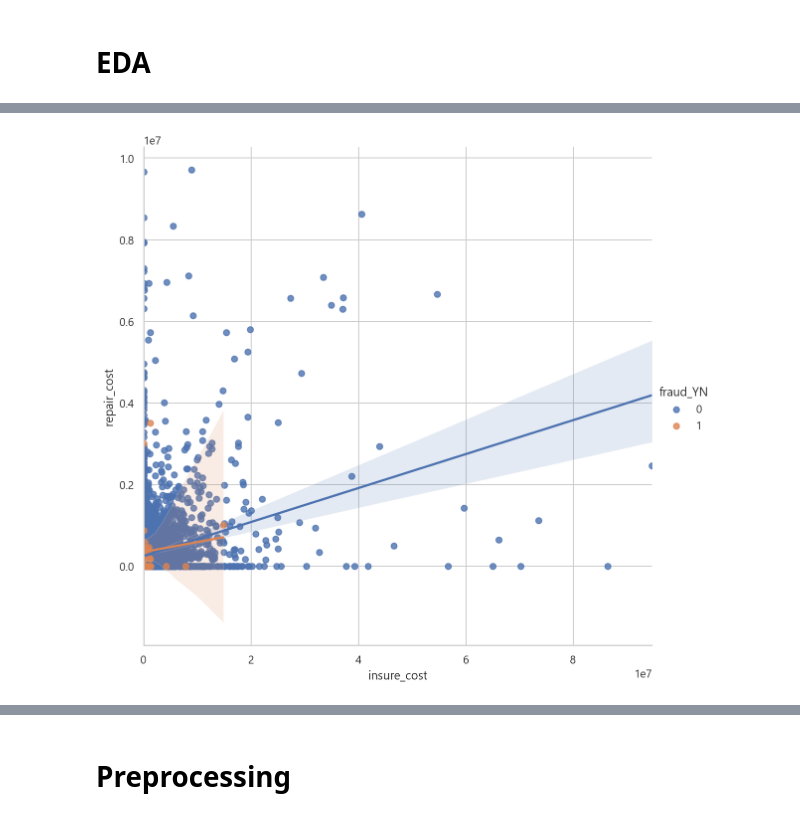
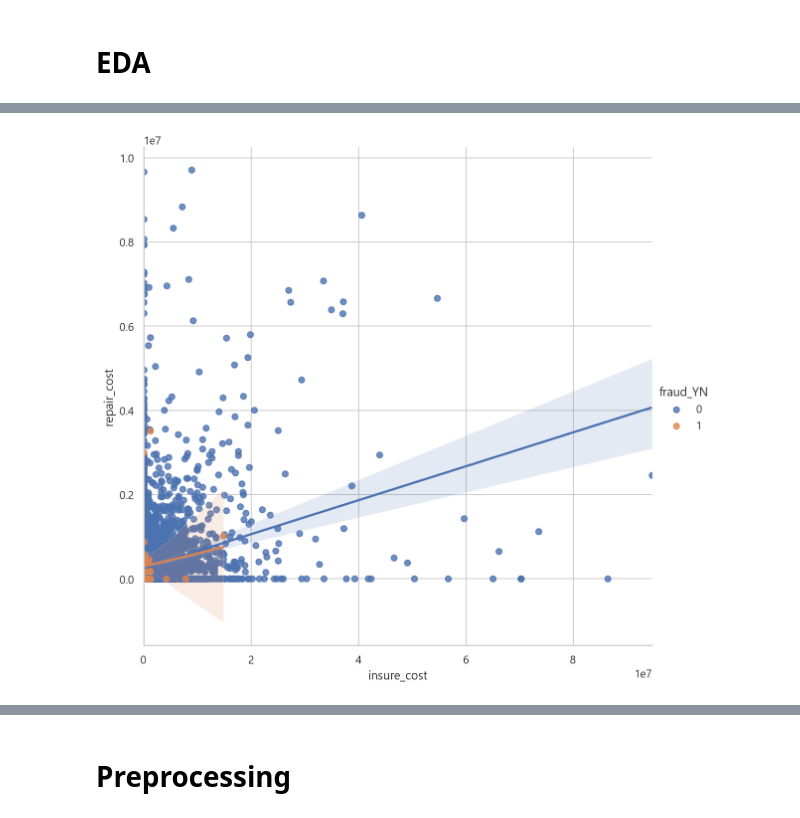
Before and after one commit to Yenabeam/dss_prjt_socar, a Jupyter notebook: 1. workspace/KSJ/socar_fraud_test_set.ipynb, the cells around one changed output, grey strips where cells are left out. Drawn from its saved outputs; the diff is of its cells as text; code cells hidden in the pictures.

```diff
--- a/1. workspace/KSJ/socar_fraud_test_set.ipynb
+++ b/1. workspace/KSJ/socar_fraud_test_set.ipynb
@@ -89,6 +136,6 @@ plt.show()
 # %%
 # Does insure cost and repair cnt affect repair cost?
-sns.lmplot(data=socar_tr, x='insure_cost', y='repair_cost', hue='fraud_YN', size=8);
+sns.lmplot(data=socar, x='insure_cost', y='repair_cost', hue='fraud_YN', size=8);
 # %% [output]
-[figure, old version]
+[figure, new version]
 # %%
```
Also changed, not shown: parts of 44 cells of this notebook.
